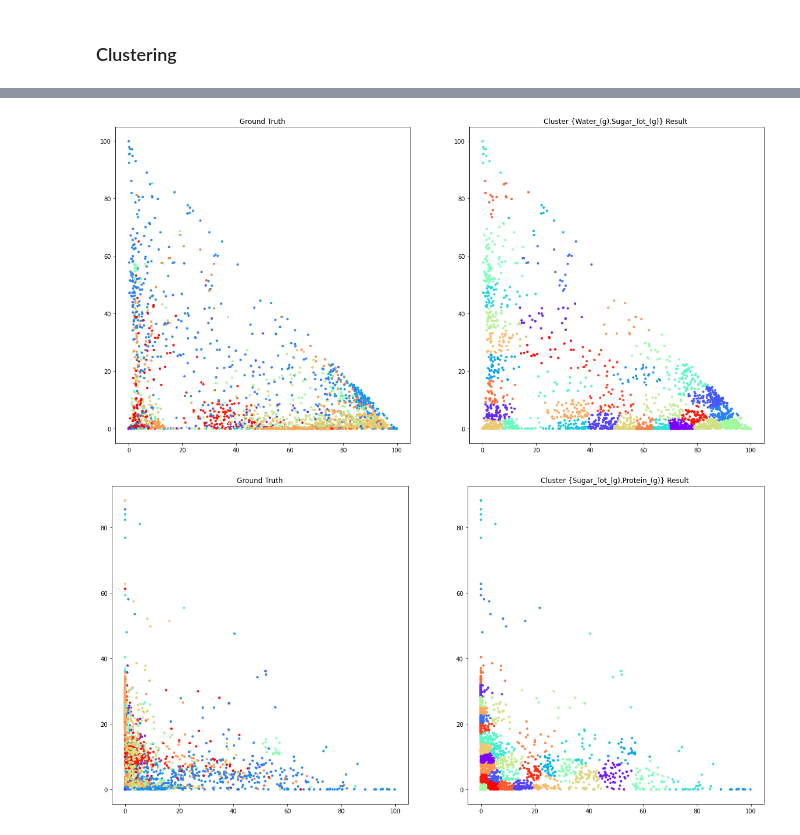
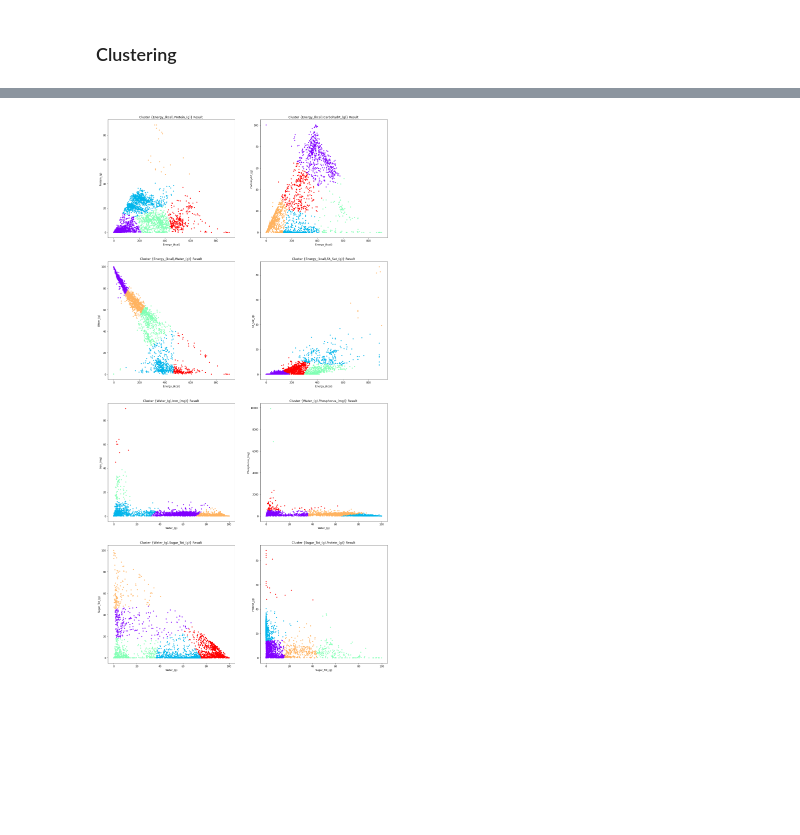
Before and after one commit to Emanum/TU_Visual_Data_Science, a Jupyter notebook: lab1/labPart1.ipynb, the cells around one changed output, grey strips where cells are left out. Saved outputs shown, nothing was run; the diff lists cells and outputs as text; code cells hidden in the pictures; blank space fills up the shorter version.

Commit message:
plotting

```diff
--- a/lab1/labPart1.ipynb
+++ b/lab1/labPart1.ipynb
@@ -177,5 +137,0 @@ plotResult(dataset=dataset,clusterColumn=clusterColumn,clusteredLabels=clustered
-# %%
-plt.figure(figsize=(20, 10))
-dataPair=['Water_(g)','Phosphorus_(mg)']
-clusteredLabels = clusterData(dataPair=dataPair,dataset=dataset,scale_dataset=scale_dataset,clusterColumn=clusterColumn)
-plotResult(dataset=dataset,clusterColumn=clusterColumn,clusteredLabels=clusteredLabels,dataPair=dataPair)
@@ -184,14 +138,19 @@ plotResult(dataset=dataset,clusterColumn=clusterColumn,clusteredLabels=clustered
-# %%
-plt.figure(figsize=(20, 10))
-dataPair=['Water_(g)','Sugar_Tot_(g)']
-clusteredLabels = clusterData(dataPair=dataPair,dataset=dataset,scale_dataset=scale_dataset,clusterColumn=clusterColumn)
-plotResult(dataset=dataset,clusterColumn=clusterColumn,clusteredLabels=clusteredLabels,dataPair=dataPair)
-# %% [output]
-[figure, removed]
-# %%
-plt.figure(figsize=(20, 10))
-dataPair=['Sugar_Tot_(g)','Protein_(g)']
-clusteredLabels = clusterData(dataPair=dataPair,dataset=dataset,scale_dataset=scale_dataset,clusterColumn=clusterColumn)
-plotResult(dataset=dataset,clusterColumn=clusterColumn,clusteredLabels=clusteredLabels,dataPair=dataPair)
-# %% [output]
-[figure, removed]
+# %%
+nClusters=5
+clusterColumn='Keyword'
+testCombinations = [['Energy_(kcal)','Protein_(g)'],['Energy_(kcal)','Carbohydrt_(g)'],['Energy_(kcal)','Water_(g)'],['Energy_(kcal)','FA_Sat_(g)'],['Water_(g)','Iron_(mg)'],['Water_(g)','Phosphorus_(mg)'],['Water_(g)','Sugar_Tot_(g)'],['Sugar_Tot_(g)','Protein_(g)']]
+currentCombinations = testCombinations
+# %%
+from math import ceil
+pltColumn = 2
+pltRow = ceil(len(currentCombinations) / pltColumn)
+currentIndex = 1
+plt.figure(figsize=(10*pltColumn, 10*pltRow))
+for combination in currentCombinations:
+    clusteredLabels = clusterData(dataPair=combination,dataset=dataset,scale_dataset=scale_dataset,nClusters=nClusters)
+    plotResult(dataset=dataset,nClusters=nClusters,clusteredLabels=clusteredLabels,dataPair=combination,pltRow=pltRow,pltColumn=pltColumn,pltIndex=currentIndex)
+    currentIndex= currentIndex+1
+
+plt.savefig('testCombinations5.pdf', bbox_inches='tight')
+# %% [output]
+[figure, added]
```
Also changed, not shown: parts of 12 cells of this notebook, 1 other file.
